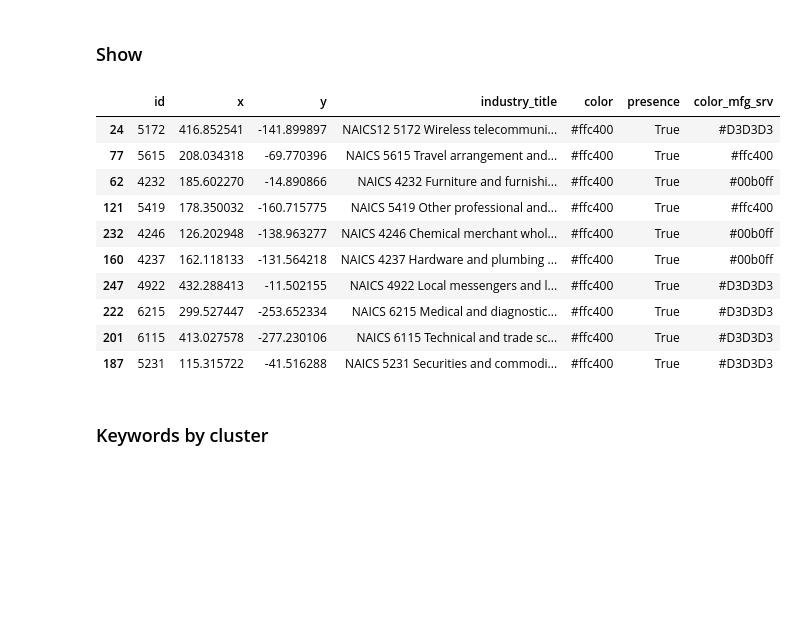
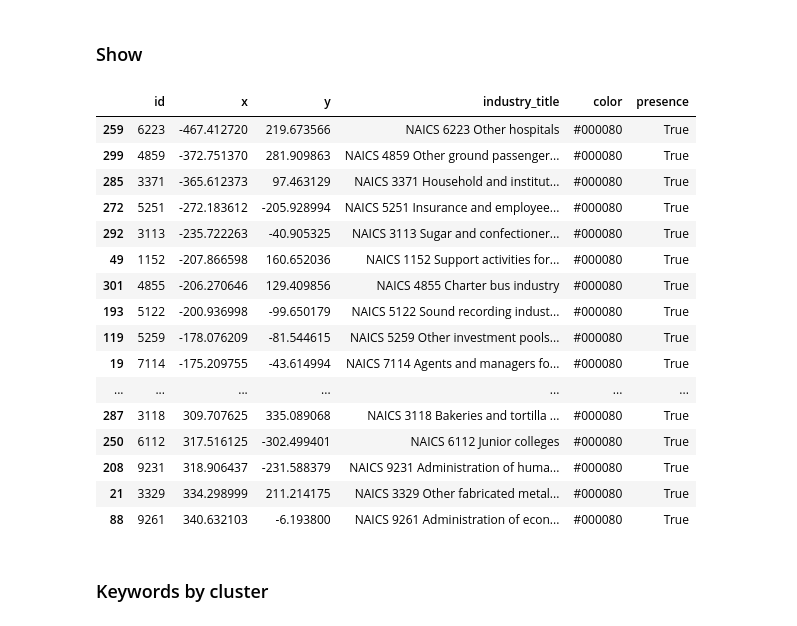
Before and after one commit to matuteiglesias/spatial-coexistence-metrics, a Jupyter notebook: USA industries.ipynb, the cells around one changed output. Drawn from its saved outputs; the diff is of its cells as text; code cells hidden in the pictures; blank space fills up the shorter version.

Commit message:
Added user created data

```diff
--- a/USA industries.ipynb
+++ b/USA industries.ipynb
@@ -24,7 +24,7 @@ warnings.filterwarnings('ignore')
 ## Employment and firms at the county level
 # %%
 # Load files with info about area names, industry names, etc. They'll be useful.
-path = './data/sources/'
+path = './data/'
 agglevel_titles = pd.read_csv(path+'agglevel_titles.csv')
 area_titles = pd.read_csv(path+'area_titles.csv')
 industry_titles = pd.read_csv(path+'industry_titles.csv')
@@ -323,32 +321,38 @@ summary.sort_index()#.sort_values(by = 'node_count')
 # %%
 # land-use clusters
 
 def node_list_by_color(hexstrings,nodes_df = nodes_):
     return nodes_df.loc[nodes_df['color'].isin(hexstrings)].sort_values(by = ['color','industry_title'])
 
 # Check color codes
 # ['#f10800', '#ff6800', '#ceff29', '#29ffce'] #Land/commodities
 # ['#7dff7a'] #population cluster
 # ['#ffc400'] #'yellow' services cluster
 # ['#004cff'] #state/public sector cluster
 # ['#000080', '#0000f1', '#00b0ff'] #others/mfg clusters
 # ['#0000f1'] # coastal?
 
 # Print nodes of that color
-hexstrings = ['#ffc400']
-node_list_by_color(hexstrings).sample(10)
+hexstrings = ['#000080']#, '#0000f1', '#00b0ff']
+node_list_by_color(hexstrings).sort_values(by = 'x')#.sample(10)
 # %% [output]
-|  | id | x | y | industry_title | color | presence | color_mfg_srv |
-| 24 | 5172 | 416.852541 | -141.899897 | NAICS12 5172 Wireless telecommuni... | #ffc400 | True | #D3D3D3 |
-| 77 | 5615 | 208.034318 | -69.770396 | NAICS 5615 Travel arrangement and... | #ffc400 | True | #ffc400 |
-| 62 | 4232 | 185.602270 | -14.890866 | NAICS 4232 Furniture and furnishi... | #ffc400 | True | #00b0ff |
-| 121 | 5419 | 178.350032 | -160.715775 | NAICS 5419 Other professional and... | #ffc400 | True | #ffc400 |
-| 232 | 4246 | 126.202948 | -138.963277 | NAICS 4246 Chemical merchant whol... | #ffc400 | True | #00b0ff |
-| 160 | 4237 | 162.118133 | -131.564218 | NAICS 4237 Hardware and plumbing ... | #ffc400 | True | #00b0ff |
-| 247 | 4922 | 432.288413 | -11.502155 | NAICS 4922 Local messengers and l... | #ffc400 | True | #D3D3D3 |
-| 222 | 6215 | 299.527447 | -253.652334 | NAICS 6215 Medical and diagnostic... | #ffc400 | True | #D3D3D3 |
-| 201 | 6115 | 413.027578 | -277.230106 | NAICS 6115 Technical and trade sc... | #ffc400 | True | #D3D3D3 |
-| 187 | 5231 | 115.315722 | -41.516288 | NAICS 5231 Securities and commodi... | #ffc400 | True | #D3D3D3 |
+|  | id | x | y | industry_title | color | presence |
+| 259 | 6223 | -467.412720 | 219.673566 | NAICS 6223 Other hospitals | #000080 | True |
+| 299 | 4859 | -372.751370 | 281.909863 | NAICS 4859 Other ground passenger... | #000080 | True |
+| 285 | 3371 | -365.612373 | 97.463129 | NAICS 3371 Household and institut... | #000080 | True |
+| 272 | 5251 | -272.183612 | -205.928994 | NAICS 5251 Insurance and employee... | #000080 | True |
+| 292 | 3113 | -235.722263 | -40.905325 | NAICS 3113 Sugar and confectioner... | #000080 | True |
+| 49 | 1152 | -207.866598 | 160.652036 | NAICS 1152 Support activities for... | #000080 | True |
+| 301 | 4855 | -206.270646 | 129.409856 | NAICS 4855 Charter bus industry | #000080 | True |
+| 193 | 5122 | -200.936998 | -99.650179 | NAICS 5122 Sound recording indust... | #000080 | True |
+| 119 | 5259 | -178.076209 | -81.544615 | NAICS 5259 Other investment pools... | #000080 | True |
+| 19 | 7114 | -175.209755 | -43.614994 | NAICS 7114 Agents and managers fo... | #000080 | True |
+| ... | ... | ... | ... | ... | ... | ... |
+| 287 | 3118 | 309.707625 | 335.089068 | NAICS 3118 Bakeries and tortilla ... | #000080 | True |
+| 250 | 6112 | 317.516125 | -302.499401 | NAICS 6112 Junior colleges | #000080 | True |
+| 208 | 9231 | 318.906437 | -231.588379 | NAICS 9231 Administration of huma... | #000080 | True |
+| 21 | 3329 | 334.298999 | 211.214175 | NAICS 3329 Other fabricated metal... | #000080 | True |
+| 88 | 9261 | 340.632103 | -6.193800 | NAICS 9261 Administration of econ... | #000080 | True |
 # %% [markdown]
 ### Keywords by cluster
 # %%
```
Also changed, not shown: parts of 6 cells of this notebook, 1 other file.
